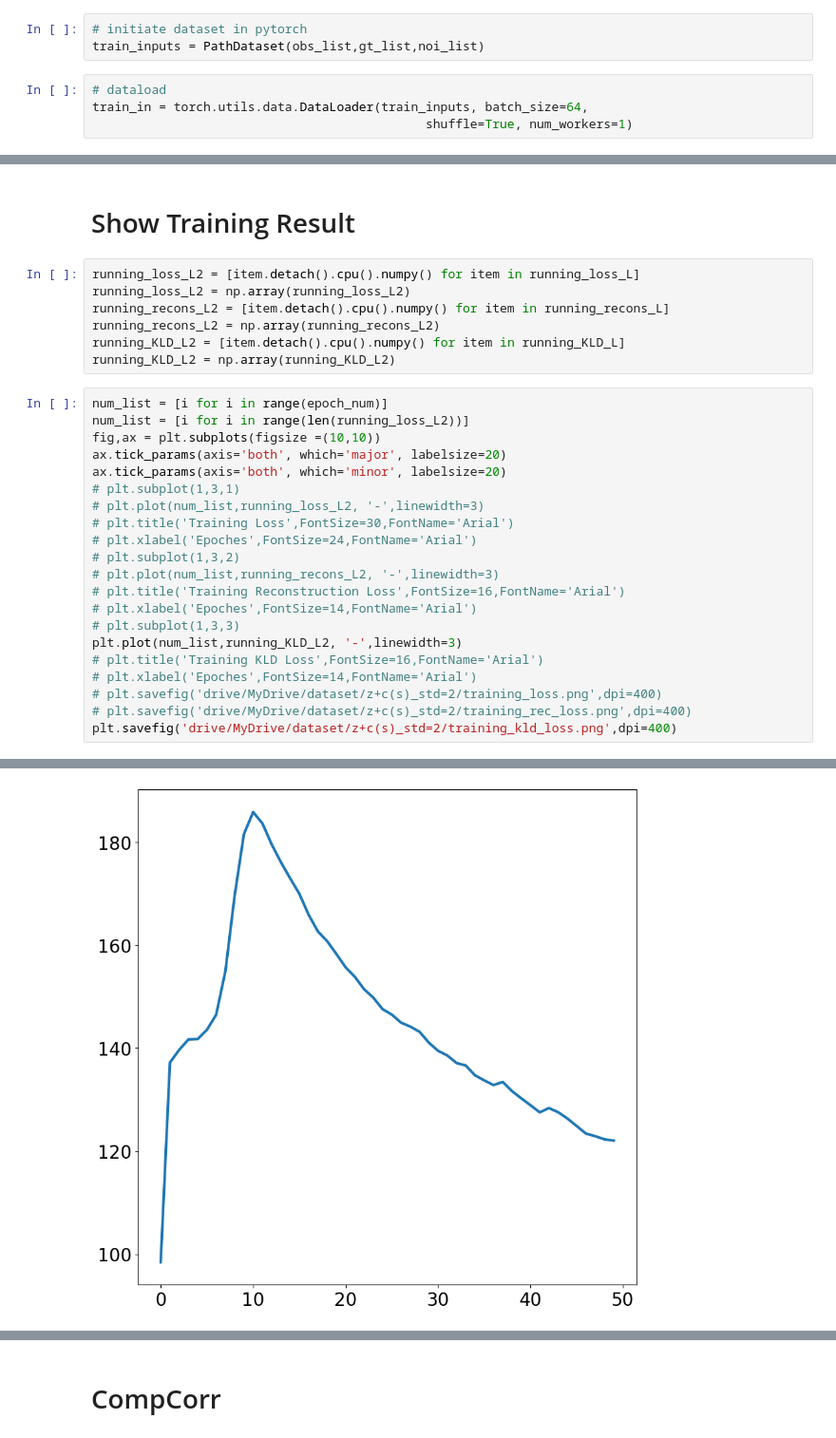
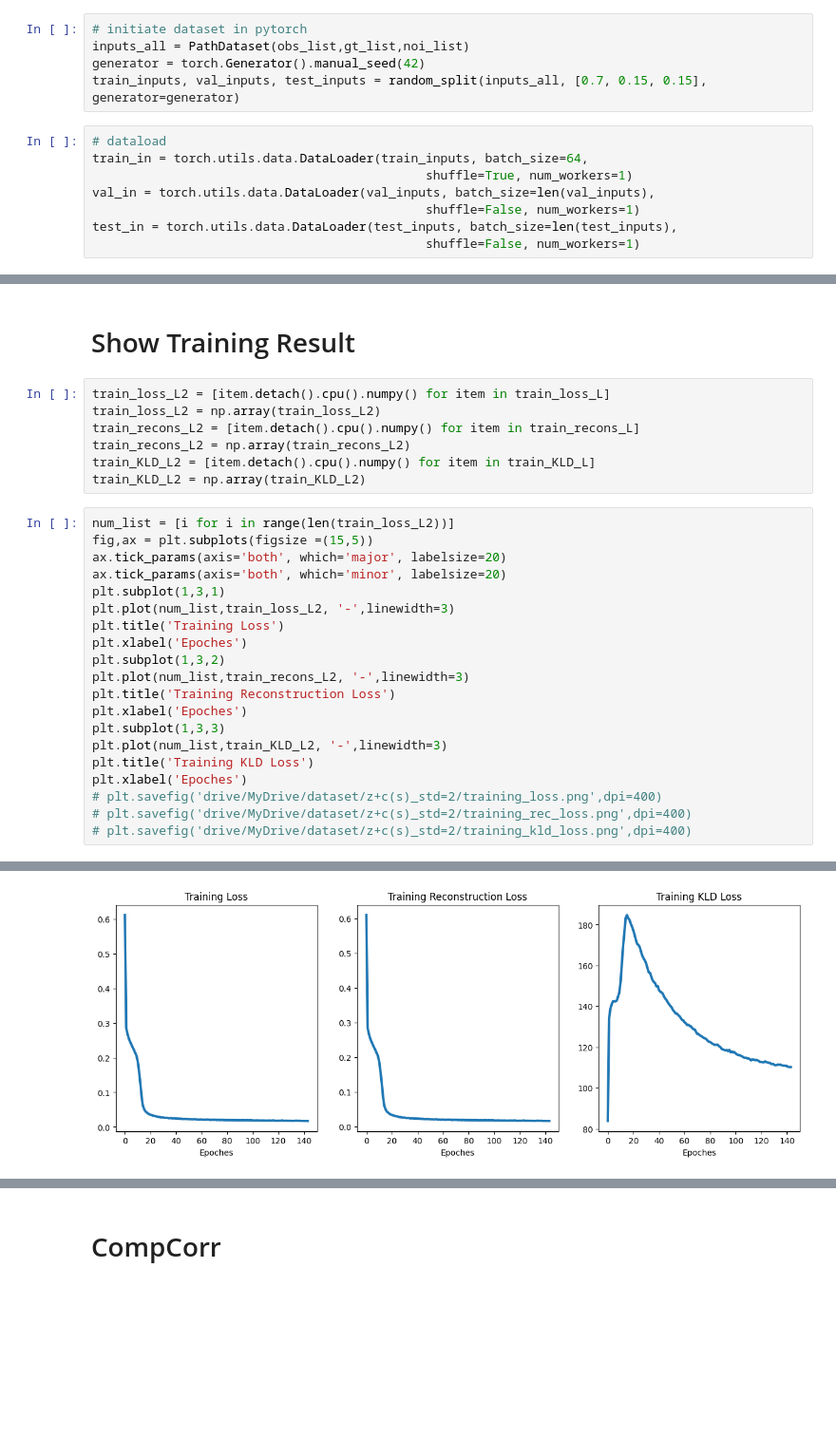
Before and after one commit to sccnlab/DeepCor, a Jupyter notebook: Simple_simulated_dataset/Simple_simulated_dataset_and_training.ipynb, the cells around one changed output, grey strips where cells are left out. Shown at 95% size. Cells and saved outputs as stored; diff of their text form; blank space fills up the shorter version.

```diff
--- a/Simple_simulated_dataset/Simple_simulated_dataset_and_training.ipynb
+++ b/Simple_simulated_dataset/Simple_simulated_dataset_and_training.ipynb
@@ -190,11 +206,17 @@ class PathDataset(torch.utils.data.Dataset):
     return observation, ground_truth, noise_aug
 # %%
 # initiate dataset in pytorch
-train_inputs = PathDataset(obs_list,gt_list,noi_list)
+inputs_all = PathDataset(obs_list,gt_list,noi_list)
+generator = torch.Generator().manual_seed(42)
+train_inputs, val_inputs, test_inputs = random_split(inputs_all, [0.7, 0.15, 0.15], generator=generator)
 # %%
 # dataload
 train_in = torch.utils.data.DataLoader(train_inputs, batch_size=64,
                                              shuffle=True, num_workers=1)
+val_in = torch.utils.data.DataLoader(val_inputs, batch_size=len(val_inputs),
+                                             shuffle=False, num_workers=1)
+test_in = torch.utils.data.DataLoader(test_inputs, batch_size=len(test_inputs),
+                                             shuffle=False, num_workers=1)
 # %% [markdown]
 # cVAE model
 # %%
@@ -596,31 +675,30 @@ plt.plot(inputs_gt_n[0,0,:].cpu().detach().numpy())
 # %% [markdown]
 # Show Training Result
 # %%
-running_loss_L2 = [item.detach().cpu().numpy() for item in running_loss_L]
-running_loss_L2 = np.array(running_loss_L2)
-running_recons_L2 = [item.detach().cpu().numpy() for item in running_recons_L]
-running_recons_L2 = np.array(running_recons_L2)
-running_KLD_L2 = [item.detach().cpu().numpy() for item in running_KLD_L]
-running_KLD_L2 = np.array(running_KLD_L2)
+train_loss_L2 = [item.detach().cpu().numpy() for item in train_loss_L]
+train_loss_L2 = np.array(train_loss_L2)
+train_recons_L2 = [item.detach().cpu().numpy() for item in train_recons_L]
+train_recons_L2 = np.array(train_recons_L2)
+train_KLD_L2 = [item.detach().cpu().numpy() for item in train_KLD_L]
+train_KLD_L2 = np.array(train_KLD_L2)
 # %%
-num_list = [i for i in range(epoch_num)]
-num_list = [i for i in range(len(running_loss_L2))]
-fig,ax = plt.subplots(figsize =(10,10))
+num_list = [i for i in range(len(train_loss_L2))]
+fig,ax = plt.subplots(figsize =(15,5))
 ax.tick_params(axis='both', which='major', labelsize=20)
 ax.tick_params(axis='both', which='minor', labelsize=20)
-# plt.subplot(1,3,1)
-# plt.plot(num_list,running_loss_L2, '-',linewidth=3)
-# plt.title('Training Loss',FontSize=30,FontName='Arial')
-# plt.xlabel('Epoches',FontSize=24,FontName='Arial')
-# plt.subplot(1,3,2)
-# plt.plot(num_list,running_recons_L2, '-',linewidth=3)
-# plt.title('Training Reconstruction Loss',FontSize=16,FontName='Arial')
-# plt.xlabel('Epoches',FontSize=14,FontName='Arial')
-# plt.subplot(1,3,3)
-plt.plot(num_list,running_KLD_L2, '-',linewidth=3)
-# plt.title('Training KLD Loss',FontSize=16,FontName='Arial')
-# plt.xlabel('Epoches',FontSize=14,FontName='Arial')
+plt.subplot(1,3,1)
+plt.plot(num_list,train_loss_L2, '-',linewidth=3)
+plt.title('Training Loss')
+plt.xlabel('Epoches')
+plt.subplot(1,3,2)
+plt.plot(num_list,train_recons_L2, '-',linewidth=3)
+plt.title('Training Reconstruction Loss')
+plt.xlabel('Epoches')
+plt.subplot(1,3,3)
+plt.plot(num_list,train_KLD_L2, '-',linewidth=3)
+plt.title('Training KLD Loss')
+plt.xlabel('Epoches')
 # plt.savefig('drive/MyDrive/dataset/z+c(s)_std=2/training_loss.png',dpi=400)
 # plt.savefig('drive/MyDrive/dataset/z+c(s)_std=2/training_rec_loss.png',dpi=400)
-plt.savefig('drive/MyDrive/dataset/z+c(s)_std=2/training_kld_loss.png',dpi=400)
+# plt.savefig('drive/MyDrive/dataset/z+c(s)_std=2/training_kld_loss.png',dpi=400)
 # %% [output]
@@ -627 +706 @@ plt.savefig('drive/MyDrive/dataset/z+c(s)_std=2/training_kld_loss.png',dpi=400)
-[figure, old version]
+[figure, new version]
```
Also changed, not shown: parts of 56 cells of this notebook.
